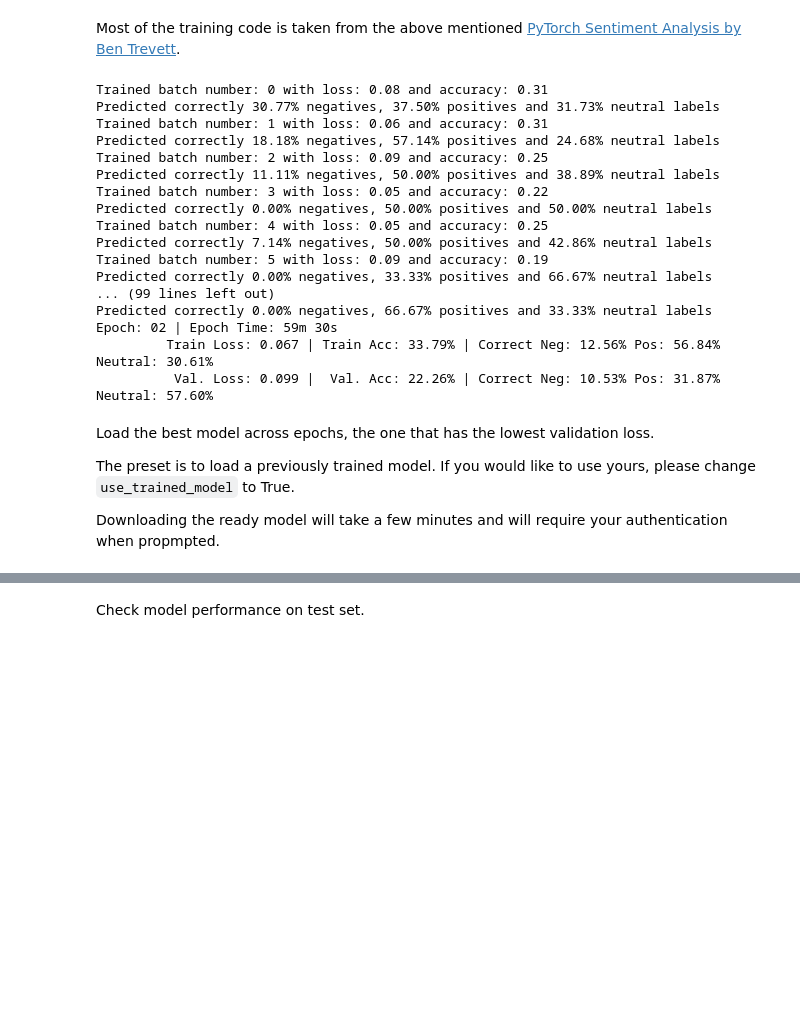
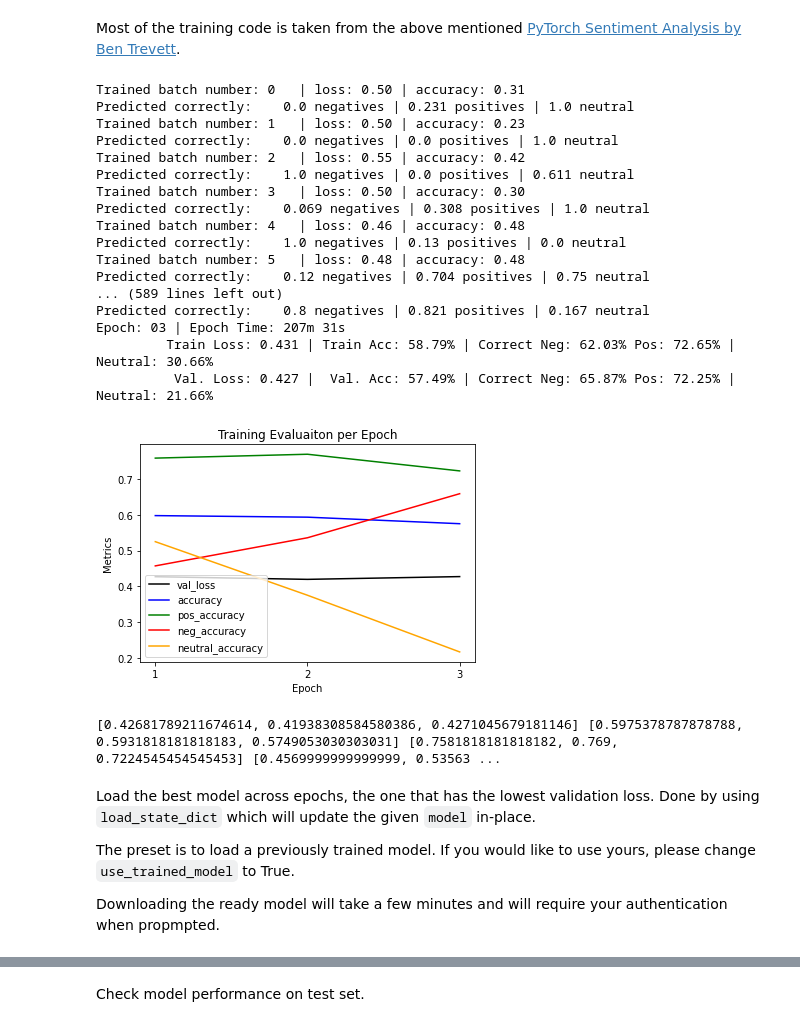
Before and after one commit to EdenBD/lyrics-sentiment, a Jupyter notebook: Tracks_Sentiment_Analysis.ipynb, the cells around one changed output, grey strips where cells are left out. Saved outputs shown, nothing was run; the diff lists cells and outputs as text; code cells hidden in the pictures; blank space fills up the shorter version.

```diff
--- a/Tracks_Sentiment_Analysis.ipynb
+++ b/Tracks_Sentiment_Analysis.ipynb
@@ -425,7 +498,8 @@ model = BERTLyricalSentimentGRU(bert,
                          OUTPUT_DIM,
                          N_LAYERS,
                          BIDIRECTIONAL,
-                         DROPOUT)
+                         DROPOUT,
+                         LINEAR_HIDDEN)
 # %% [markdown]
 Freeze BERT parameters and check learnable parameters that will be updated dduring training.
 # %%
@@ -464,4 +559,4 @@ Define an optimizer and [loss function](https://learn-pytorch.oneoffcoder.com/lo
 import torch.optim as optim
 
 # The call to model.parameters() contains the learnable parameters.
-optimizer = optim.Adam(model.parameters())
+optimizer = optim.AdamW(model.parameters())
@@ -494,13 +594,16 @@ Compute the accuracy of a batch to track predictions for our three different buc
 # %%
-def batch_accuracy(preds, labels, threshold=ACCURACY_THRESHOLD):
+def batch_accuracy(predicted_logits, labels, threshold=ACCURACY_THRESHOLD):
     """
     Args:
-      preds and labels are both (batch_size,) with values between [0-1].
+      preds and labels are both (batch_size,).
+      predicted_logits are still logits, before sigmoid was applied.
+      labels are between [0-1].
 
     Returns a float between 0-1, represents precentage of correct predictions in batch.
     A correct a prediction for which abs(prediction-label) <=  threshold.
     """
     # Move to CPU to be able to use numpy.
+    preds = sigmoid(predicted_logits)
     preds = preds.detach().cpu().numpy()
     labels = labels.to('cpu').numpy()
     # Filter all the correct predictions, corrrect are close enough to the labels.
@@ -508,11 +611,16 @@ def batch_accuracy(preds, labels, threshold=ACCURACY_THRESHOLD):
     # Get indices of correct predictions.
     correct_indices = correct_mask.nonzero()
     correct_labels = labels[correct_indices]
+    # Correct bounds because of threshold
+    negative_upper_bound = threshold + LOW_VALENCE_BOUND
+    positive_lower_bound = HIGH_VALENCE_BOUND - threshold
     # Precentage of correct sentiment out of all the labels with this sentiment range.
-    correct_negative = np.count_nonzero(correct_labels < threshold)/len(labels[labels < threshold])
-    correct_positive = np.count_nonzero(correct_labels > 1-threshold)/len(labels[labels > 1-threshold])
-    correct_neutral = np.count_nonzero((threshold <= correct_labels) & (correct_labels <= 1-threshold))/len(
-        labels[(threshold <= labels) & (labels <= 1-threshold)])
+    # None if none of the batch labels are at this range
+    negative_labels, positive_labels = labels[labels < negative_upper_bound], labels[labels > positive_lower_bound]
+    length_neutral_labels = len(labels) - len(negative_labels) - len(positive_labels)
+    correct_negative = None if len(negative_labels) == 0 else round(np.count_nonzero(correct_labels < negative_upper_bound)/len(negative_labels),3)
+    correct_positive = None if len(positive_labels) == 0 else round(np.count_nonzero(correct_labels > positive_lower_bound)/len(positive_labels),3)
+    correct_neutral = None if length_neutral_labels == 0 else round(np.count_nonzero((negative_upper_bound <= correct_labels) & (correct_labels <= positive_lower_bound))/length_neutral_labels,3)
 
     return np.sum(correct_mask) / len(labels), correct_negative, correct_positive, correct_neutral
 # %% [markdown]
@@ -605,6 +716,9 @@ def epoch_time(start_time, end_time):
 N_EPOCHS = 3
 
 best_valid_loss = float('inf')
+epochs_val_loss = []
+epochs_accuracy = []
+epochs_pos_acc, epochs_neg_acc, epochs_neutral_acc = [], [], []
 
 for epoch in range(N_EPOCHS):
 
@@ -625,29 +739,43 @@ for epoch in range(N_EPOCHS):
         save_output = open(SAVE_PATH, mode="wb")
         torch.save(model.state_dict(), save_output)
 
+    # Add values to graph
+    epochs_val_loss.append(valid_loss)
+    epochs_accuracy.append(valid_acc)
+    epochs_pos_acc.append(valid_positive)
+    epochs_neg_acc.append(valid_negative)
+    epochs_neutral_acc.append(valid_neutral)
+
     print(f'Epoch: {epoch+1:02} | Epoch Time: {epoch_mins}m {epoch_secs}s')
     print(f'\t Train Loss: {train_loss:.3f} | Train Acc: {train_acc*100:.2f}% | Correct Neg: {train_negative*100:.2f}% Pos: {train_positive*100:.2f}% | Neutral: {train_neutral*100:.2f}%')
     print(f'\t  Val. Loss: {valid_loss:.3f} |  Val. Acc: {valid_acc*100:.2f}% | Correct Neg: {valid_negative*100:.2f}% Pos: {valid_positive*100:.2f}% | Neutral: {valid_neutral*100:.2f}%')
 # %% [output]
-Trained batch number: 0 with loss: 0.08 and accuracy: 0.31
-Predicted correctly 30.77% negatives, 37.50% positives and 31.73% neutral labels
-Trained batch number: 1 with loss: 0.06 and accuracy: 0.31
-Predicted correctly 18.18% negatives, 57.14% positives and 24.68% neutral labels
-Trained batch number: 2 with loss: 0.09 and accuracy: 0.25
-Predicted correctly 11.11% negatives, 50.00% positives and 38.89% neutral labels
-Trained batch number: 3 with loss: 0.05 and accuracy: 0.22
-Predicted correctly 0.00% negatives, 50.00% positives and 50.00% neutral labels
-Trained batch number: 4 with loss: 0.05 and accuracy: 0.25
-Predicted correctly 7.14% negatives, 50.00% positives and 42.86% neutral labels
-Trained batch number: 5 with loss: 0.09 and accuracy: 0.19
-Predicted correctly 0.00% negatives, 33.33% positives and 66.67% neutral labels
-... (99 lines left out)
-Predicted correctly 0.00% negatives, 66.67% positives and 33.33% neutral labels
-Epoch: 02 | Epoch Time: 59m 30s
-         Train Loss: 0.067 | Train Acc: 33.79% | Correct Neg: 12.56% Pos: 56.84% Neutral: 30.61%
-          Val. Loss: 0.099 |  Val. Acc: 22.26% | Correct Neg: 10.53% Pos: 31.87% Neutral: 57.60%
+Trained batch number: 0   | loss: 0.50 | accuracy: 0.31
+Predicted correctly:    0.0 negatives | 0.231 positives | 1.0 neutral
+Trained batch number: 1   | loss: 0.50 | accuracy: 0.23
+Predicted correctly:    0.0 negatives | 0.0 positives | 1.0 neutral
+Trained batch number: 2   | loss: 0.55 | accuracy: 0.42
+Predicted correctly:    1.0 negatives | 0.0 positives | 0.611 neutral
+Trained batch number: 3   | loss: 0.50 | accuracy: 0.30
+Predicted correctly:    0.069 negatives | 0.308 positives | 1.0 neutral
+Trained batch number: 4   | loss: 0.46 | accuracy: 0.48
+Predicted correctly:    1.0 negatives | 0.13 positives | 0.0 neutral
+Trained batch number: 5   | loss: 0.48 | accuracy: 0.48
+Predicted correctly:    0.12 negatives | 0.704 positives | 0.75 neutral
+... (589 lines left out)
+Predicted correctly:    0.8 negatives | 0.821 positives | 0.167 neutral
+Epoch: 03 | Epoch Time: 207m 31s
+         Train Loss: 0.431 | Train Acc: 58.79% | Correct Neg: 62.03% Pos: 72.65% | Neutral: 30.66%
+          Val. Loss: 0.427 |  Val. Acc: 57.49% | Correct Neg: 65.87% Pos: 72.25% | Neutral: 21.66%
+# %%
+# Plot loss validation vs accuracy accross epochs
+plot_training(3, epochs_val_loss, epochs_accuracy, epochs_pos_acc, epochs_neg_acc, epochs_neutral_acc)
+print(epochs_val_loss, epochs_accuracy, epochs_pos_acc, epochs_neg_acc, epochs_neutral_acc)
+# %% [output]
+[figure, added]
+[0.42681789211674614, 0.41938308584580386, 0.4271045679181146] [0.5975378787878788, 0.5931818181818183, 0.5749053030303031] [0.7581818181818182, 0.769, 0.7224545454545453] [0.4569999999999999, 0.53563 ...
 # %% [markdown]
-Load the best model across epochs, the one that has the lowest validation loss.
+Load the best model across epochs, the one that has the lowest validation loss.  Done by using `load_state_dict` which will update the given `model` in-place.
 
 The preset is to load a previously trained model.
 If you would like to use yours, please change `use_trained_model` to True.
```
Also changed, not shown: parts of 38 cells of this notebook, 1 other file.
